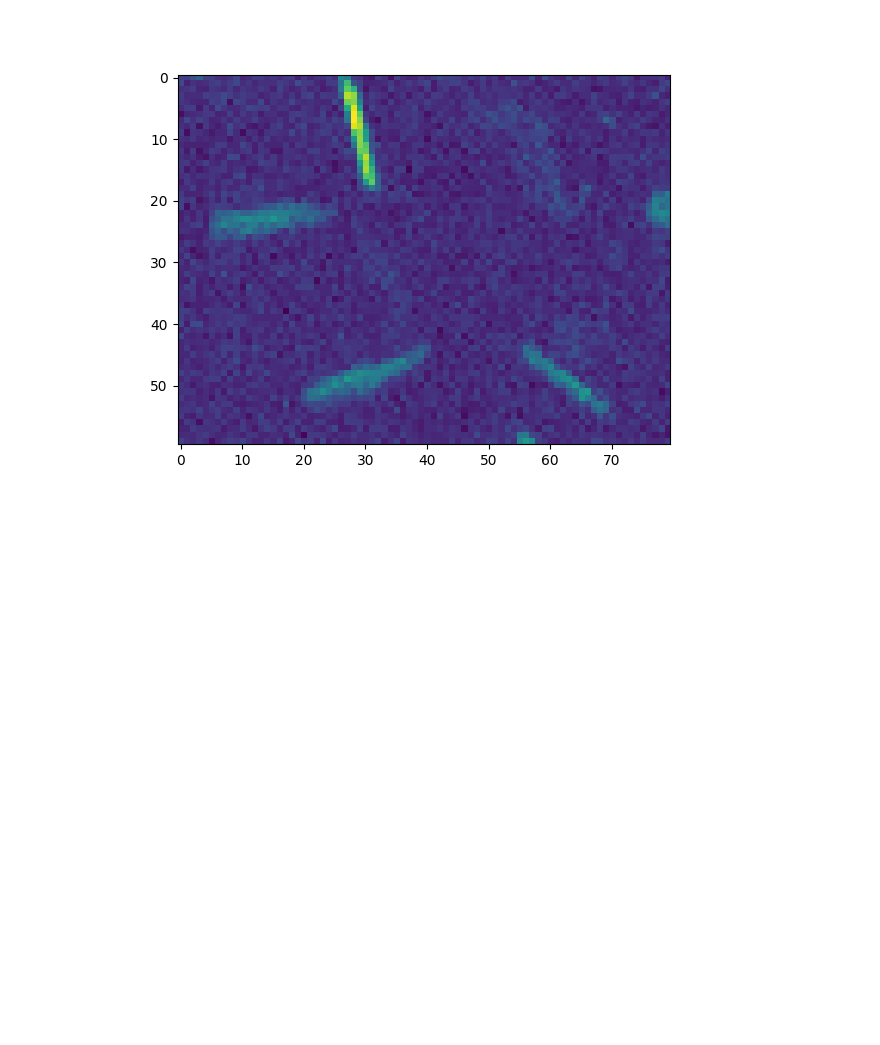
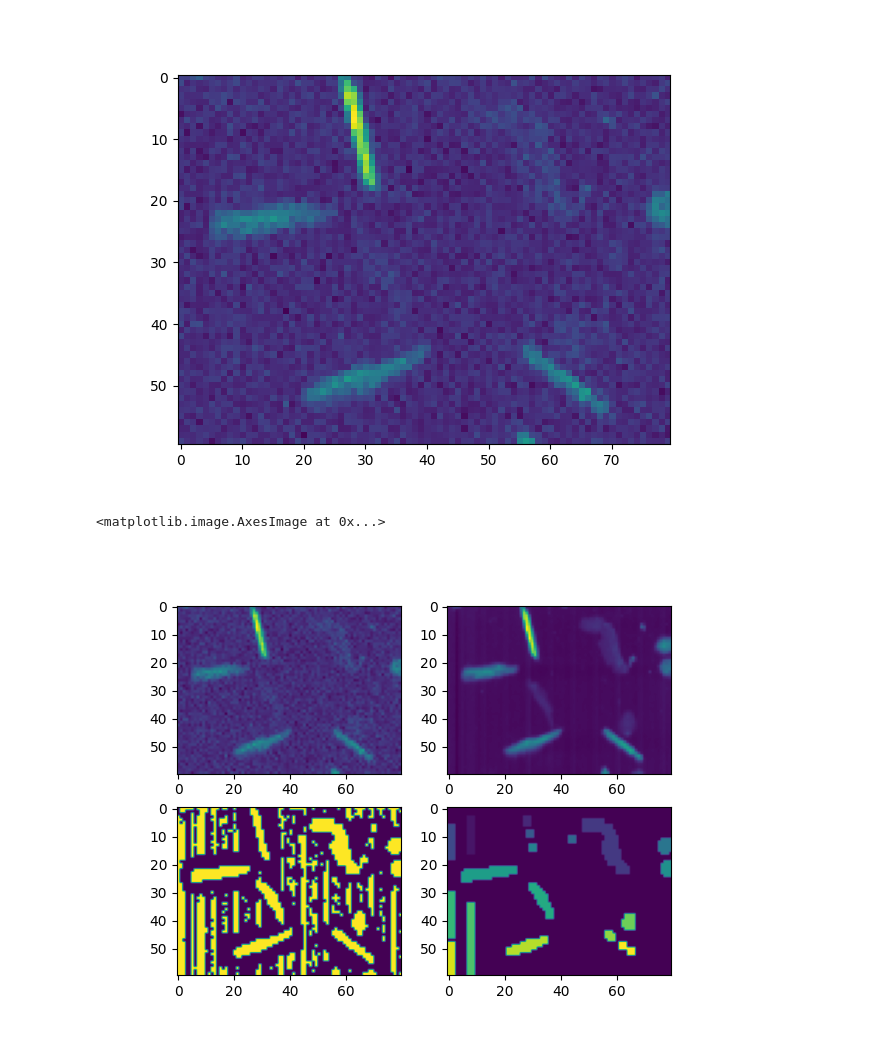
Before and after one commit to retroam/Calcium-analysis, a Jupyter notebook: calcium_analysis.ipynb, the cells around one changed output. Cells and saved outputs as stored; diff of their text form; code cells hidden in the pictures; blank space fills up the shorter version.

```diff
--- a/calcium_analysis.ipynb
+++ b/calcium_analysis.ipynb
@@ -56,3 +57,20 @@ ax.imshow(image[1,:,:])
 # %% [output]
 <matplotlib.image.AxesImage at 0x...>
 [figure]
+# %%
+I_mean = np.mean(image, axis=0)
+# Perform thresholding
+I_bw1 = I_mean > filters.threshold_local(I_mean, block_size=15)
+# Perform morphological opening
+I_bw2 = ndi.binary_opening(I_bw1, structure=np.ones((3, 3)))
+# Identify connected components
+labels = measure.label(I_bw2)
+# %%
+fig, ax = plt.subplots(2, 2)
+ax[0][0].imshow(image[1,:,:])
+ax[0][1].imshow(I_mean)
+ax[1][0].imshow(I_bw1)
+ax[1][1].imshow(labels)
+# %% [output]
+<matplotlib.image.AxesImage at 0x...>
+[figure, added]
```
Also changed, not shown: parts of 8 cells of this notebook.
